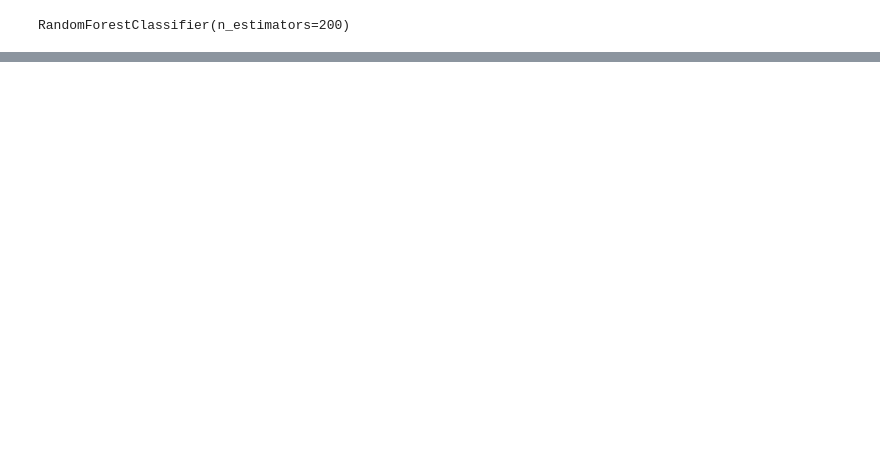
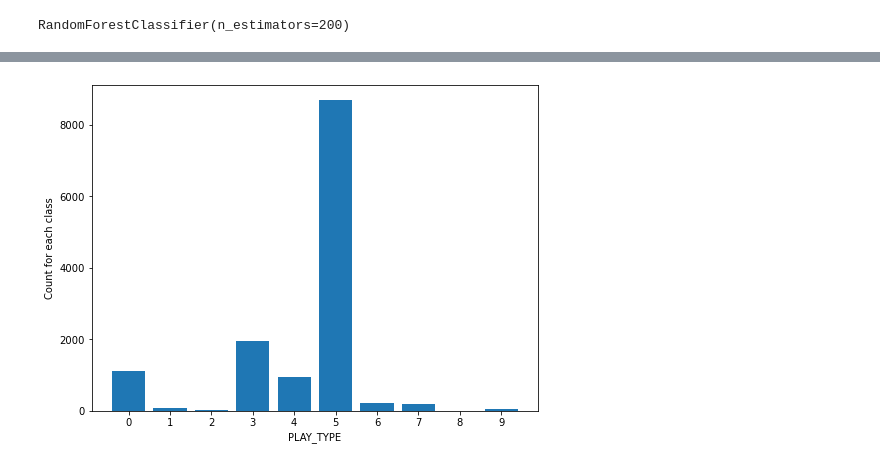
Before and after one commit to Fatbound/Portfolio, a Jupyter notebook: Oil Play Prediction/notebooks/2. optimizer.ipynb, the cells around one changed output, grey strips where cells are left out. Saved outputs shown, nothing was run; the diff lists cells and outputs as text; code cells hidden in the pictures; blank space fills up the shorter version.

```diff
--- a/Oil Play Prediction/notebooks/2. optimizer.ipynb
+++ b/Oil Play Prediction/notebooks/2. optimizer.ipynb
@@ -57,0 +68,9 @@ matrix(y_test,y_pred)
+# %%
+plt.figure(figsize=(8,6))
+plt.bar(counter.keys(),counter.values())
+plt.xticks([i for i in range (0,10)])
+plt.xlabel("PLAY_TYPE")
+plt.ylabel("Count for each class")
+plt.show()
+# %% [output]
+[figure, added]
```
Also changed, not shown: parts of 19 cells of this notebook, 1 other file.
